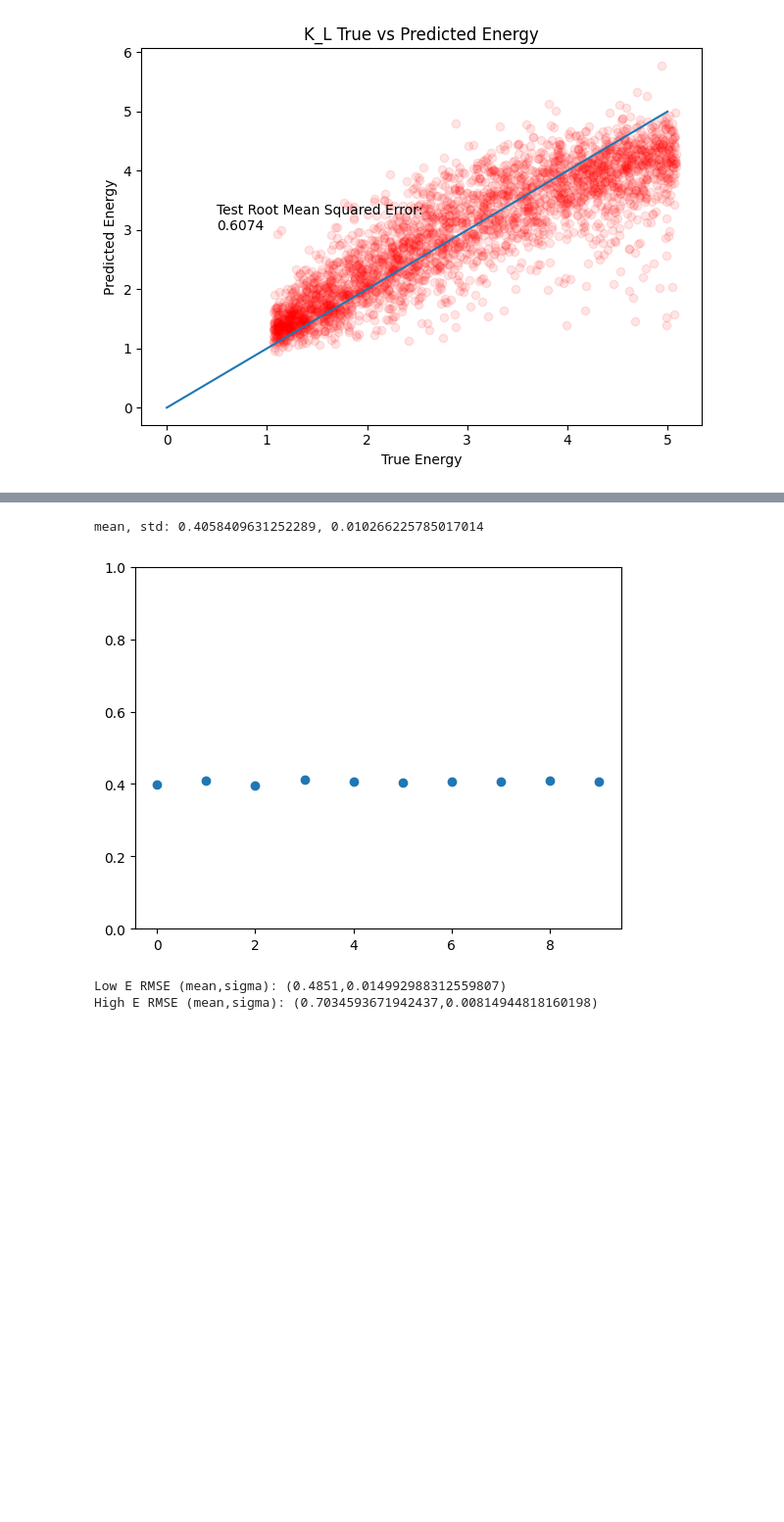
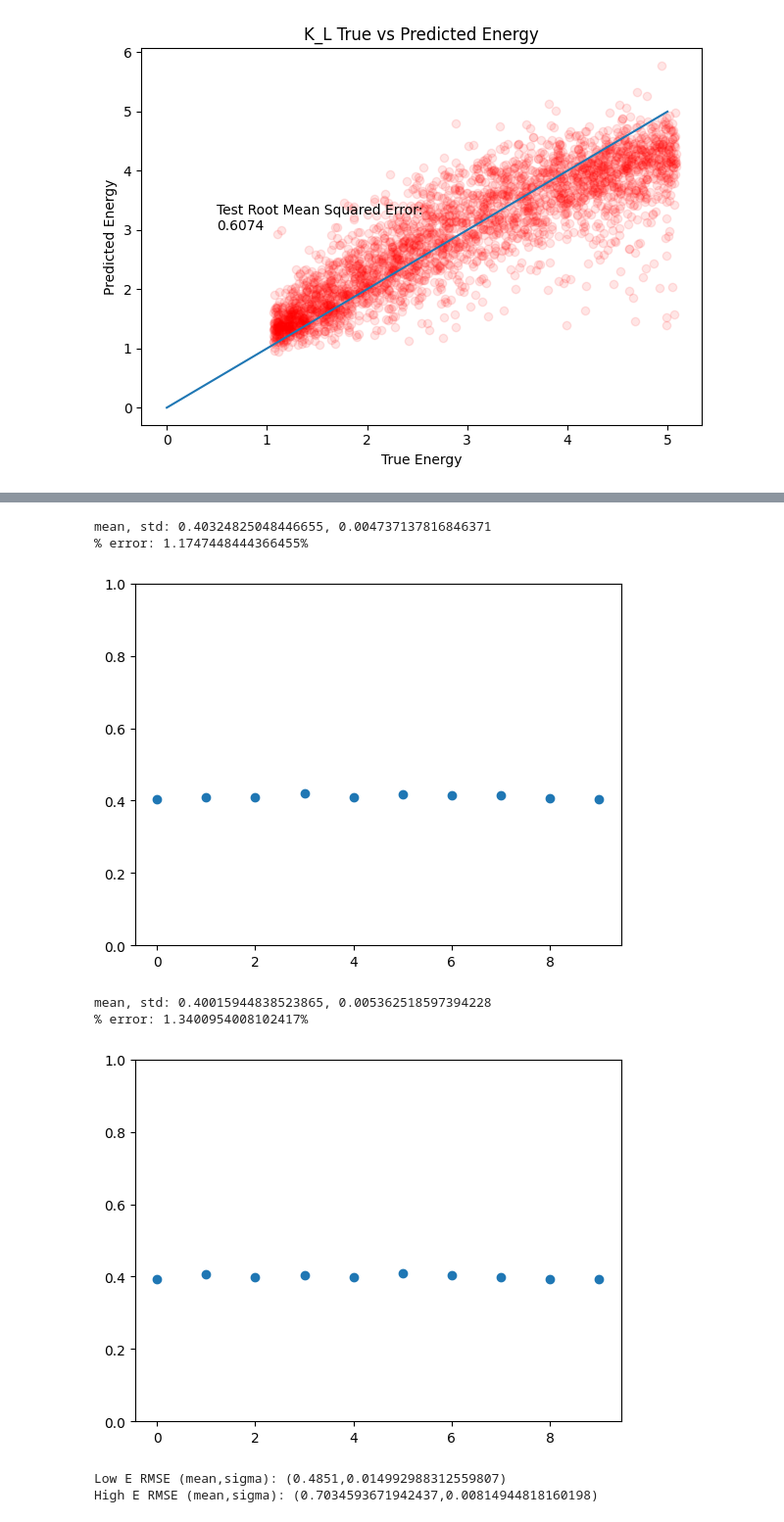
Before and after one commit to RowanKell/work_eic, a Jupyter notebook: macros/Timing_estimation/GNN_Energy_test.ipynb, the cells around one changed output, grey strips where cells are left out. Shown at 98% size. Drawn from its saved outputs; the diff is of its cells as text; code cells hidden in the pictures; blank space fills up the shorter version.

```diff
--- a/macros/Timing_estimation/GNN_Energy_test.ipynb
+++ b/macros/Timing_estimation/GNN_Energy_test.ipynb
@@ -197,6 +197,7 @@ def train_GNN(model,optimizer,criterion, train_dataloader, val_dataloader, n_epo
     create_directory(model_path)
     val_mse = []
     val_mse_all = []
+    val_mse_binned = []
     train_losses = []
     train_losses_all = []
     early_stopping_dict = {
@@ -213,6 +214,7 @@ def train_GNN(model,optimizer,criterion, train_dataloader, val_dataloader, n_epo
         epoch_train_losses = 0.0
         train_preds = torch.tensor([])
         train_truths = torch.tensor([])
+
 
         for batched_graph, labels_w_event_feats in train_dataloader:
             labels = labels_w_event_feats[:,0]
@@ -254,6 +256,10 @@ def train_GNN(model,optimizer,criterion, train_dataloader, val_dataloader, n_epo
         # Average RMSE for the test set
         epoch_val_mse /= num_val_batches
         val_mse.append(epoch_val_mse)
+
+        test_truths, test_preds, test_rmse,binned_rmse = test_GNN_binned(model, val_dataloader)
+        val_mse_binned.append(binned_rmse)
+
         if(epoch %1 == 0):
             if(log_status):
                 print(f"Epoch {epoch + 1}/{n_epochs} - Train loss:\t {this_epoch_loss:.4f}")
@@ -288,7 +294,7 @@ def train_GNN(model,optimizer,criterion, train_dataloader, val_dataloader, n_epo
             if(log_status):
                 print("Stopping early, loading current model...")
             break
-    return model, train_losses, val_mse, optimizer,early_stopping_dict["best_epoch"]
+    return model, train_losses, val_mse, optimizer,early_stopping_dict["best_epoch"],val_mse_binned
 # %%
 model = GIN(dataset.dim_nfeats,hidden_dim,dataset.dim_event_feats,n_conv_layers = n_conv_layers, n_linear_layers = n_linear_layers,linear_capacity = linear_capacity)
 optimizer = torch.optim.Adam(model.parameters(), lr=lr)
@@ -300,7 +306,7 @@ criterion = nn.MSELoss()
 model_path = f"/hpc/group/vossenlab/rck32/eic/work_eic/macros/Timing_estimation/models/{current_date}/energy_only/"
 # %%
 n_epochs = 300
-trained_model, train_losses, val_losses, optimizer,best_epoch = train_GNN(model,optimizer,criterion, train_dataloader, val_dataloader, n_epochs, early_stopping_limit, model_path = model_path)
+trained_model, train_losses, val_losses, optimizer,best_epoch,val_mse_binned = train_GNN(model,optimizer,criterion, train_dataloader, val_dataloader, n_epochs, early_stopping_limit, model_path = model_path)
 # %% [output]
 Epoch 1/300 - Train loss:        2.1698
 Epoch 1/300 - Validation Criterion:      0.7531
@@ -350,16 +356,21 @@ plot.tight_layout()
 RMSE: 0.6073653697967529
 RMSE for E < 2.75GeV: 0.47120689263588994; E > 2.75GeV: 0.7070279164740975
 [figure]
+# %%
+# binned_rmses = []
+# model_val_losses = []
+val_binned_rmses_epochs = []
 # %%
-binned_rmses = []
-model_val_losses = []
-for i in range(10):
+
+model_path = f"/hpc/group/vossenlab/rck32/eic/work_eic/macros/Timing_estimation/models/{current_date}/energy_only/"
+for i in range(20):
     model = GIN(dataset.dim_nfeats,hidden_dim,dataset.dim_event_feats,n_conv_layers = n_conv_layers, n_linear_layers = n_linear_layers,linear_capacity = linear_capacity)
     optimizer = torch.optim.Adam(model.parameters(), lr=lr)
     criterion = nn.MSELoss()
     n_epochs = 300
-    trained_model, train_losses, val_losses, optimizer,best_epoch = train_GNN(model,optimizer,criterion, train_dataloader, val_dataloader, n_epochs, early_stopping_limit, model_path = model_path)
+    trained_model, train_losses, val_losses, optimizer,best_epoch,val_mse_binned = train_GNN(model,optimizer,criterion, train_dataloader, val_dataloader, n_epochs, early_stopping_limit, model_path = model_path)
     test_truths, test_preds, test_rmse,binned_rmse = test_GNN_binned(trained_model, test_dataloader)
     binned_rmses.append(binned_rmse)
     model_val_losses.append(val_losses)
+    val_binned_rmses_epochs.append(val_mse_binned)
 # %% [output]
@@ -389,6 +468,20 @@ plot.ylim(0,1)
 std = np.std(np.array(model_val_losses[i])[-5:])
 mean = np.mean(np.array(model_val_losses[i])[-5:])
 print(f"mean, std: {mean}, {std}")
+print(f"% error: {100 * std / mean}%")
 # %% [output]
-mean, std: 0.4058409631252289, 0.010266225785017014
+mean, std: 0.40324825048446655, 0.004737137816846371
+% error: 1.1747448444366455%
-[figure, old version]
+[figure, new version]
+# %%
+mins = [min(x) for x in model_val_losses]
+plot.scatter(range(len(mins)),mins)
+plot.ylim(0,1)
+std = np.std(np.array(mins))
+mean = np.mean(np.array(mins))
+print(f"mean, std: {mean}, {std}")
+print(f"% error: {100 * std / mean}%")
+# %% [output]
+mean, std: 0.40015944838523865, 0.005362518597394228
+% error: 1.3400954008102417%
+[figure, added]
```
Also changed, not shown: parts of 5 cells of this notebook, 17 other files.
